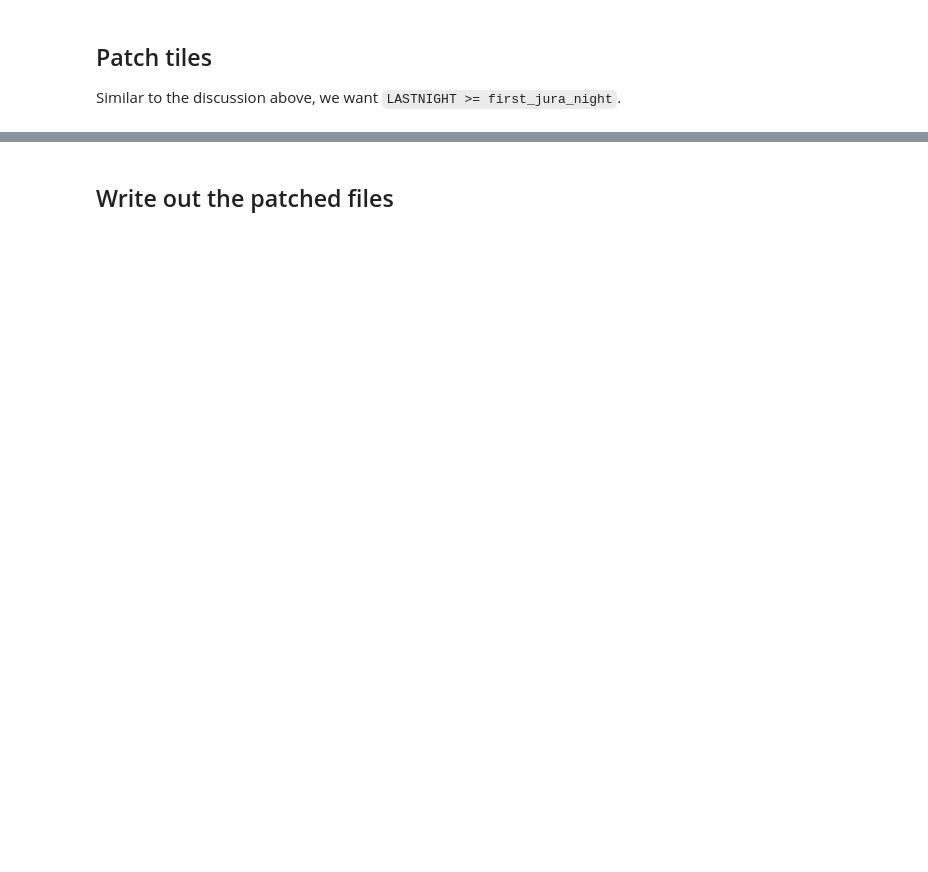
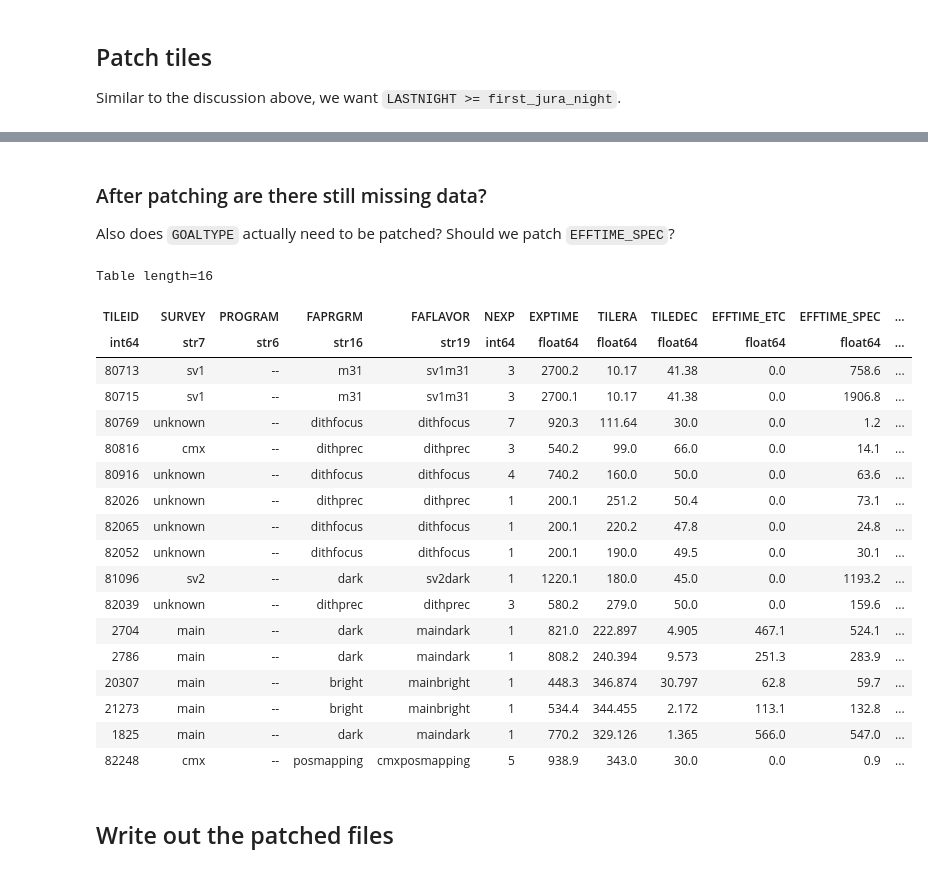
Before and after one commit to desihub/specprod-db, a Jupyter notebook: doc/nb/TestPatchDailyWithJura.ipynb, the cells around one changed output, grey strips where cells are left out. Drawn from its saved outputs; the diff is of its cells as text; code cells hidden in the pictures; blank space fills up the shorter version.

```diff
--- a/doc/nb/TestPatchDailyWithJura.ipynb
+++ b/doc/nb/TestPatchDailyWithJura.ipynb
@@ -228,3 +274,30 @@ Table length=15264
+# %% [markdown]
+### After patching are there still missing data?
+
+Also does `GOALTYPE` actually need to be patched? Should we patch `EFFTIME_SPEC`?
+# %%
+missing_program = np.where((daily_tiles_patched['LASTNIGHT'] >= first_jura_night) & (daily_tiles_patched['EFFTIME_SPEC'] > 0) & (daily_tiles_patched['PROGRAM'].mask))[0]
+daily_tiles_patched[missing_program]
+# %% [output]
+Table length=16
+| TILEID | SURVEY | PROGRAM | FAPRGRM | FAFLAVOR | NEXP | EXPTIME | TILERA | TILEDEC | EFFTIME_ETC | EFFTIME_SPEC | ... |
+| int64 | str7 | str6 | str16 | str19 | int64 | float64 | float64 | float64 | float64 | float64 | ... |
+| 80713 | sv1 | -- | m31 | sv1m31 | 3 | 2700.2 | 10.17 | 41.38 | 0.0 | 758.6 | ... |
+| 80715 | sv1 | -- | m31 | sv1m31 | 3 | 2700.1 | 10.17 | 41.38 | 0.0 | 1906.8 | ... |
+| 80769 | unknown | -- | dithfocus | dithfocus | 7 | 920.3 | 111.64 | 30.0 | 0.0 | 1.2 | ... |
+| 80816 | cmx | -- | dithprec | dithprec | 3 | 540.2 | 99.0 | 66.0 | 0.0 | 14.1 | ... |
+| 80916 | unknown | -- | dithfocus | dithfocus | 4 | 740.2 | 160.0 | 50.0 | 0.0 | 63.6 | ... |
+| 82026 | unknown | -- | dithprec | dithprec | 1 | 200.1 | 251.2 | 50.4 | 0.0 | 73.1 | ... |
+| 82065 | unknown | -- | dithfocus | dithfocus | 1 | 200.1 | 220.2 | 47.8 | 0.0 | 24.8 | ... |
+| 82052 | unknown | -- | dithfocus | dithfocus | 1 | 200.1 | 190.0 | 49.5 | 0.0 | 30.1 | ... |
+| 81096 | sv2 | -- | dark | sv2dark | 1 | 1220.1 | 180.0 | 45.0 | 0.0 | 1193.2 | ... |
+| 82039 | unknown | -- | dithprec | dithprec | 3 | 580.2 | 279.0 | 50.0 | 0.0 | 159.6 | ... |
+| 2704 | main | -- | dark | maindark | 1 | 821.0 | 222.897 | 4.905 | 467.1 | 524.1 | ... |
+| 2786 | main | -- | dark | maindark | 1 | 808.2 | 240.394 | 9.573 | 251.3 | 283.9 | ... |
+| 20307 | main | -- | bright | mainbright | 1 | 448.3 | 346.874 | 30.797 | 62.8 | 59.7 | ... |
+| 21273 | main | -- | bright | mainbright | 1 | 534.4 | 344.455 | 2.172 | 113.1 | 132.8 | ... |
+| 1825 | main | -- | dark | maindark | 1 | 770.2 | 329.126 | 1.365 | 566.0 | 547.0 | ... |
+| 82248 | cmx | -- | posmapping | cmxposmapping | 5 | 938.9 | 343.0 | 30.0 | 0.0 | 0.9 | ... |
 # %% [markdown]
 ## Write out the patched files
 # %%
```
Also changed, not shown: parts of 9 cells of this notebook, 1 other file.
